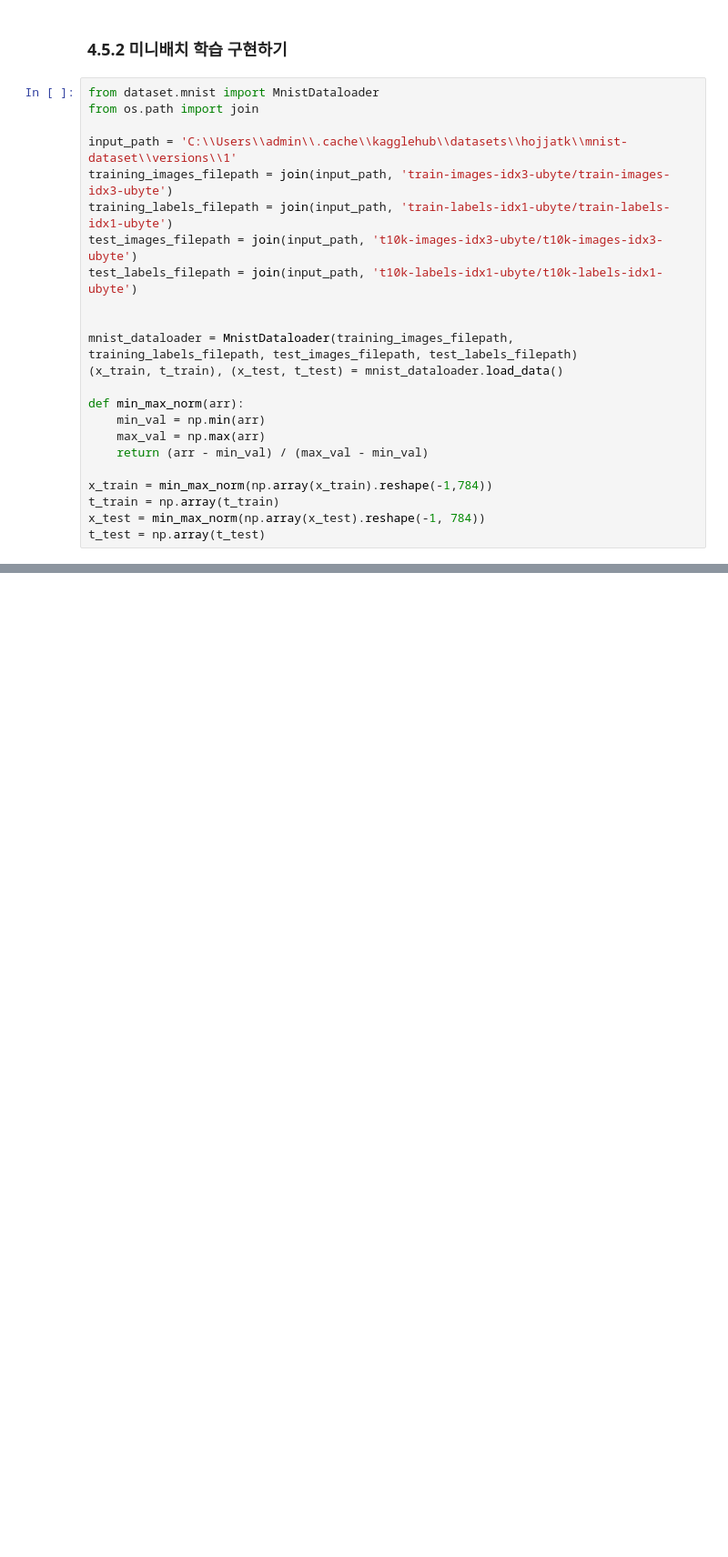
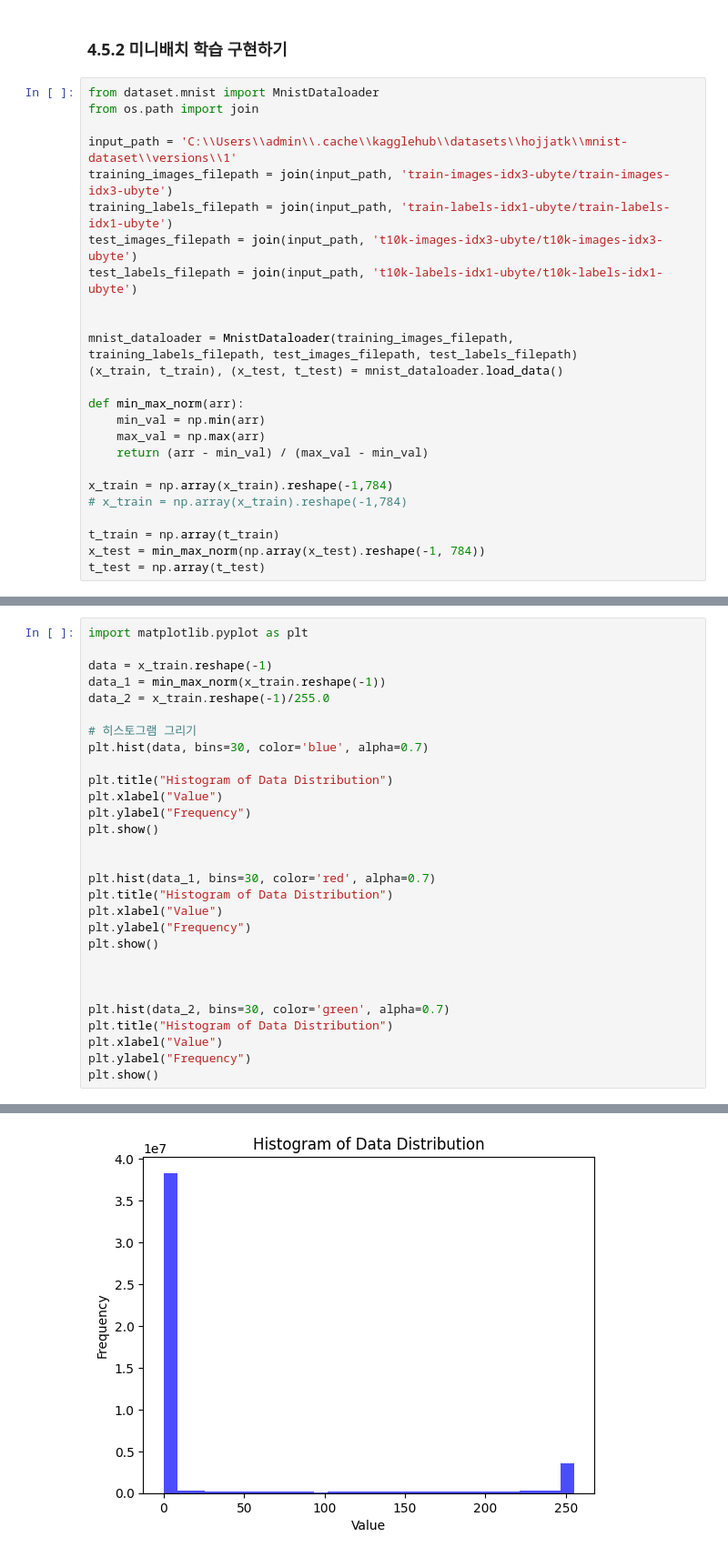
Before and after one commit to bom1215/deeplearning-from-scratch, a Jupyter notebook: ch4_neural_network_learning.ipynb, the cells around one changed output, grey strips where cells are left out. Shown at 91% size. Saved outputs shown, nothing was run; the diff lists cells and outputs as text; blank space fills up the shorter version.

```diff
--- a/ch4_neural_network_learning.ipynb
+++ b/ch4_neural_network_learning.ipynb
@@ -225,7 +225,9 @@ def min_max_norm(arr):
     max_val = np.max(arr)
     return (arr - min_val) / (max_val - min_val)
 
-x_train = min_max_norm(np.array(x_train).reshape(-1,784))
+x_train = np.array(x_train).reshape(-1,784)
+# x_train = np.array(x_train).reshape(-1,784)
+
 t_train = np.array(t_train)
 x_test = min_max_norm(np.array(x_test).reshape(-1, 784))
 t_test = np.array(t_test)
@@ -263,0 +240,30 @@ array([ 0,  1,  2,  3,  4,  5,  6,  7,  8,  9, 10, 11, 12, 13, 14, 15, 16,
+# %%
+import matplotlib.pyplot as plt
+
+data = x_train.reshape(-1)
+data_1 = min_max_norm(x_train.reshape(-1))
+data_2 = x_train.reshape(-1)/255.0
+
+# 히스토그램 그리기
+plt.hist(data, bins=30, color='blue', alpha=0.7)
+
+plt.title("Histogram of Data Distribution")
+plt.xlabel("Value")
+plt.ylabel("Frequency")
+plt.show()
+
+
+plt.hist(data_1, bins=30, color='red', alpha=0.7)
+plt.title("Histogram of Data Distribution")
+plt.xlabel("Value")
+plt.ylabel("Frequency")
+plt.show()
+
+
+
+plt.hist(data_2, bins=30, color='green', alpha=0.7)
+plt.title("Histogram of Data Distribution")
+plt.xlabel("Value")
+plt.ylabel("Frequency")
+plt.show()
+# %% [output]
@@ -263,0 +283 @@ array([ 0,  1,  2,  3,  4,  5,  6,  7,  8,  9, 10, 11, 12, 13, 14, 15, 16,
+[figure, added]
```
Also changed, not shown: parts of 6 cells of this notebook, 3 other files.
